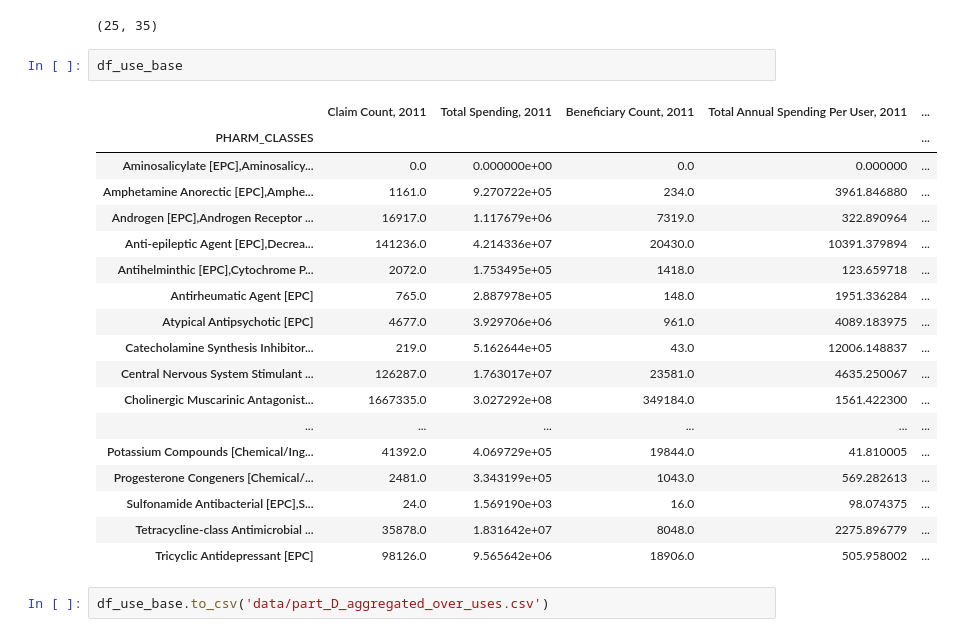
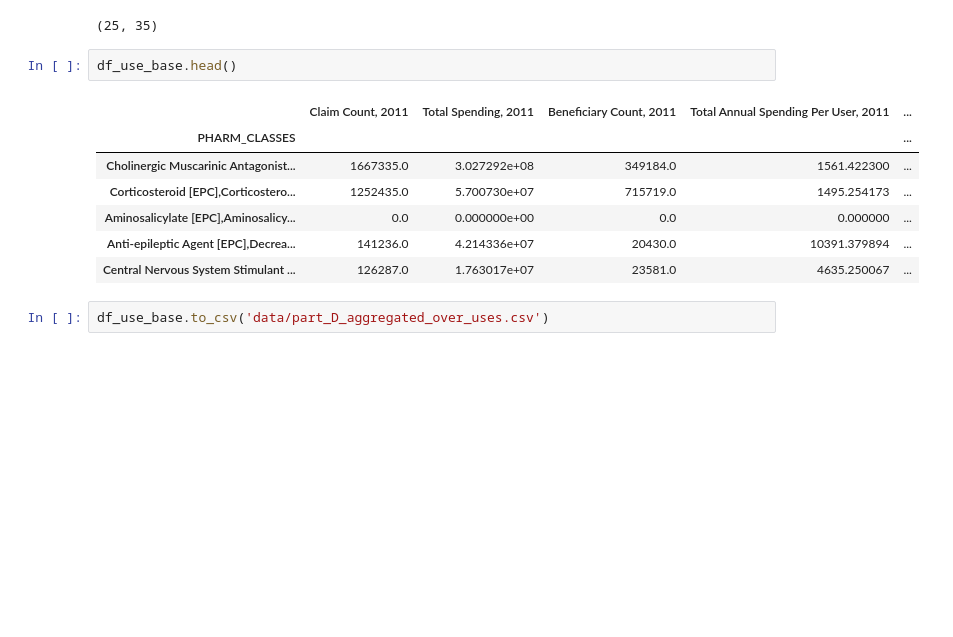
Before and after one commit to davidlibland/drug-spending, a Jupyter notebook: drugs_w_lrg_yr-yr_increases/Part_D_with_uses.ipynb, the cells around one changed output. Saved outputs shown, nothing was run; the diff lists cells and outputs as text; blank space fills up the shorter version.

```diff
--- a/drugs_w_lrg_yr-yr_increases/Part_D_with_uses.ipynb
+++ b/drugs_w_lrg_yr-yr_increases/Part_D_with_uses.ipynb
@@ -127,26 +107,15 @@ df_use_base.shape
 # %% [output]
 (25, 35)
 # %%
-df_use_base
+df_use_base.head()
 # %% [output]
 |  | Claim Count, 2011 | Total Spending, 2011 | Beneficiary Count, 2011 | Total Annual Spending Per User, 2011 | ... |
 | PHARM_CLASSES |  |  |  |  | ... |
+| Cholinergic Muscarinic Antagonist... | 1667335.0 | 3.027292e+08 | 349184.0 | 1561.422300 | ... |
+| Corticosteroid [EPC],Corticostero... | 1252435.0 | 5.700730e+07 | 715719.0 | 1495.254173 | ... |
 | Aminosalicylate [EPC],Aminosalicy... | 0.0 | 0.000000e+00 | 0.0 | 0.000000 | ... |
-| Amphetamine Anorectic [EPC],Amphe... | 1161.0 | 9.270722e+05 | 234.0 | 3961.846880 | ... |
-| Androgen [EPC],Androgen Receptor ... | 16917.0 | 1.117679e+06 | 7319.0 | 322.890964 | ... |
 | Anti-epileptic Agent [EPC],Decrea... | 141236.0 | 4.214336e+07 | 20430.0 | 10391.379894 | ... |
-| Antihelminthic [EPC],Cytochrome P... | 2072.0 | 1.753495e+05 | 1418.0 | 123.659718 | ... |
-| Antirheumatic Agent [EPC] | 765.0 | 2.887978e+05 | 148.0 | 1951.336284 | ... |
-| Atypical Antipsychotic [EPC] | 4677.0 | 3.929706e+06 | 961.0 | 4089.183975 | ... |
-| Catecholamine Synthesis Inhibitor... | 219.0 | 5.162644e+05 | 43.0 | 12006.148837 | ... |
 | Central Nervous System Stimulant ... | 126287.0 | 1.763017e+07 | 23581.0 | 4635.250067 | ... |
-| Cholinergic Muscarinic Antagonist... | 1667335.0 | 3.027292e+08 | 349184.0 | 1561.422300 | ... |
-| ... | ... | ... | ... | ... | ... |
-| Potassium Compounds [Chemical/Ing... | 41392.0 | 4.069729e+05 | 19844.0 | 41.810005 | ... |
-| Progesterone Congeners [Chemical/... | 2481.0 | 3.343199e+05 | 1043.0 | 569.282613 | ... |
-| Sulfonamide Antibacterial [EPC],S... | 24.0 | 1.569190e+03 | 16.0 | 98.074375 | ... |
-| Tetracycline-class Antimicrobial ... | 35878.0 | 1.831642e+07 | 8048.0 | 2275.896779 | ... |
-| Tricyclic Antidepressant [EPC] | 98126.0 | 9.565642e+06 | 18906.0 | 505.958002 | ... |
 # %%
 df_use_base.to_csv('data/part_D_aggregated_over_uses.csv')
 # %% [markdown]
```
Also changed, not shown: parts of 1 cell of this notebook.
